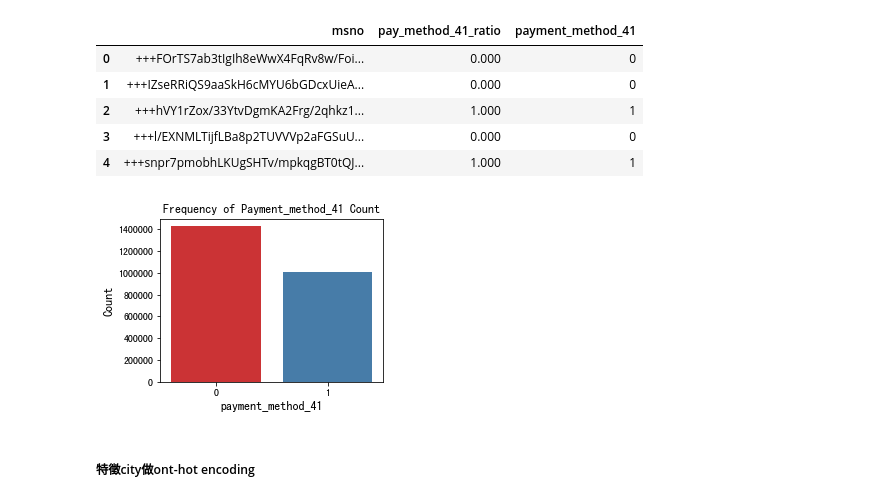
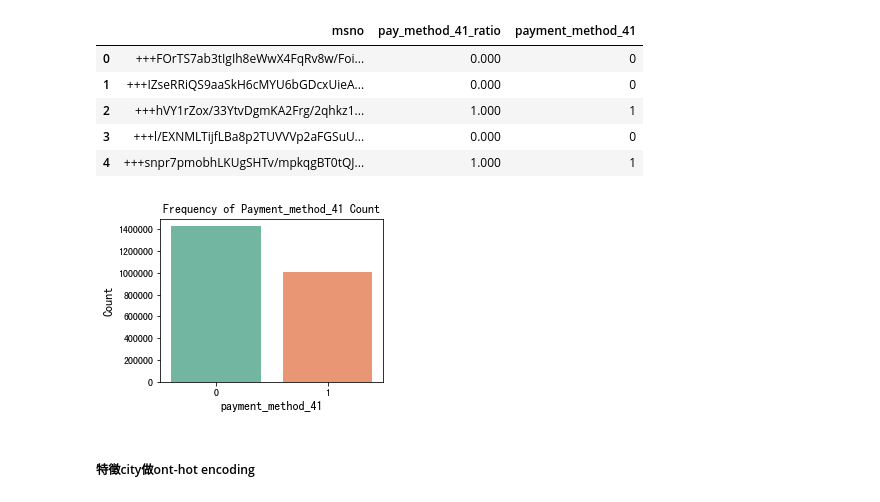
Before and after one commit to imiKao/KKBoxProject_for_TcfstCourse, a Jupyter notebook: KKboxAnalysis_特徵工程.ipynb, the cells around one changed output. Drawn from its saved outputs; the diff is of its cells as text; code cells hidden in the pictures.

```diff
--- a/KKboxAnalysis_特徵工程.ipynb
+++ b/KKboxAnalysis_特徵工程.ipynb
@@ -544,13 +636,13 @@ See the caveats in the documentation: http://pandas.pydata.org/pandas-docs/stabl
 | 4 | +++snpr7pmobhLKUgSHTv/mpkqgBT0tQJ... | 1.000 | 1 |
 # %%
 plt.figure(figsize=(4,3))
-sns.countplot(x="payment_method_41", data=ft_payment_method_41, palette = "Set1")
+sns.countplot(x="payment_method_41", data=ft_payment_method_41, palette = "Set2")
 plt.ylabel('Count', fontsize=12)
 plt.xlabel('payment_method_41', fontsize=12)
 plt.title("Frequency of Payment_method_41 Count", fontsize=12)
 plt.show()
 # %% [output]
-[figure, old version]
+[figure, new version]
 # %%
 # 存成csv
 # ft_payment_method_41.to_csv('NewFeature_PaymentMethodId41.csv',index=False,header=True)
```
Also changed, not shown: parts of 28 cells of this notebook, 2 other files.
